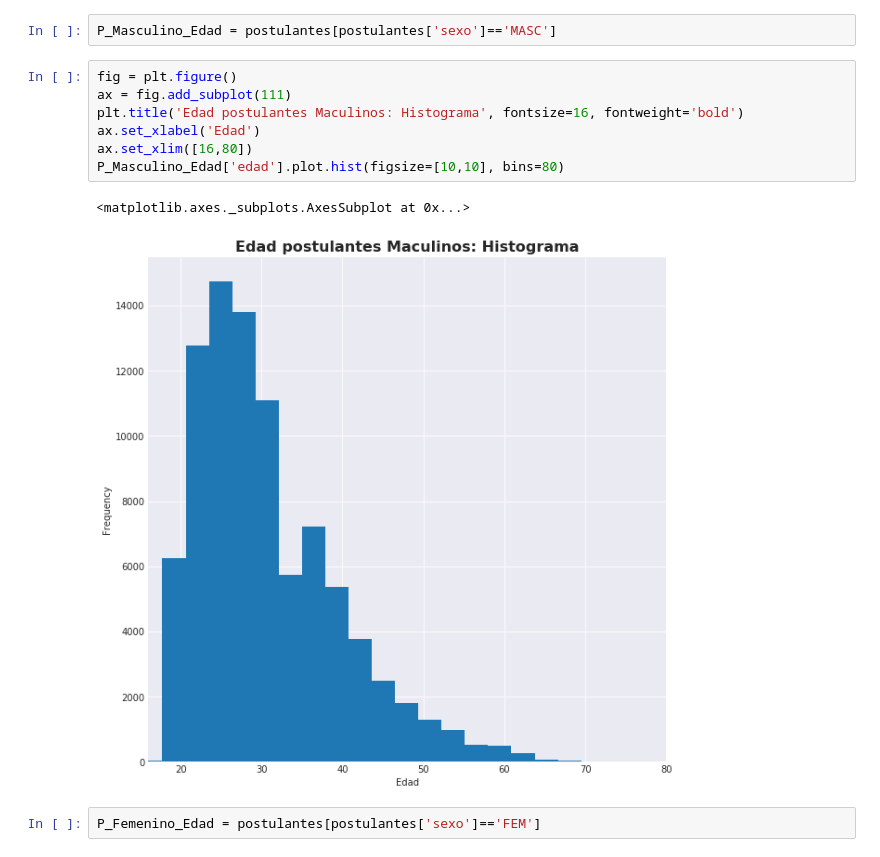
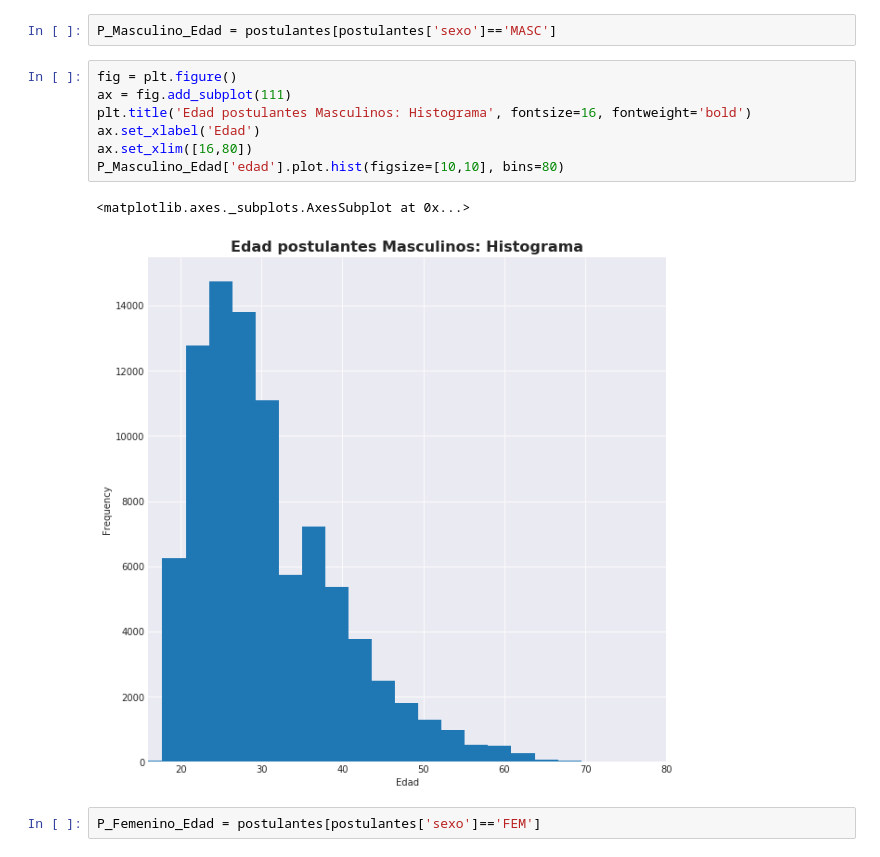
Before and after one commit to tbotalla/Datos1Q2018, a Jupyter notebook: parte1/AnalisisEdadSexoEducacion.ipynb, the cells around one changed output. Cells and saved outputs as stored; diff of their text form.

```diff
--- a/parte1/AnalisisEdadSexoEducacion.ipynb
+++ b/parte1/AnalisisEdadSexoEducacion.ipynb
@@ -317,13 +317,13 @@ P_Masculino_Edad = postulantes[postulantes['sexo']=='MASC']
 # %%
 fig = plt.figure()
 ax = fig.add_subplot(111)
-plt.title('Edad postulantes Maculinos: Histograma', fontsize=16, fontweight='bold')
+plt.title('Edad postulantes Masculinos: Histograma', fontsize=16, fontweight='bold')
 ax.set_xlabel('Edad')
 ax.set_xlim([16,80])
 P_Masculino_Edad['edad'].plot.hist(figsize=[10,10], bins=80)
 # %% [output]
 <matplotlib.axes._subplots.AxesSubplot at 0x...>
-[figure, old version]
+[figure, new version]
 # %%
 P_Femenino_Edad = postulantes[postulantes['sexo']=='FEM']
 # %%
```
